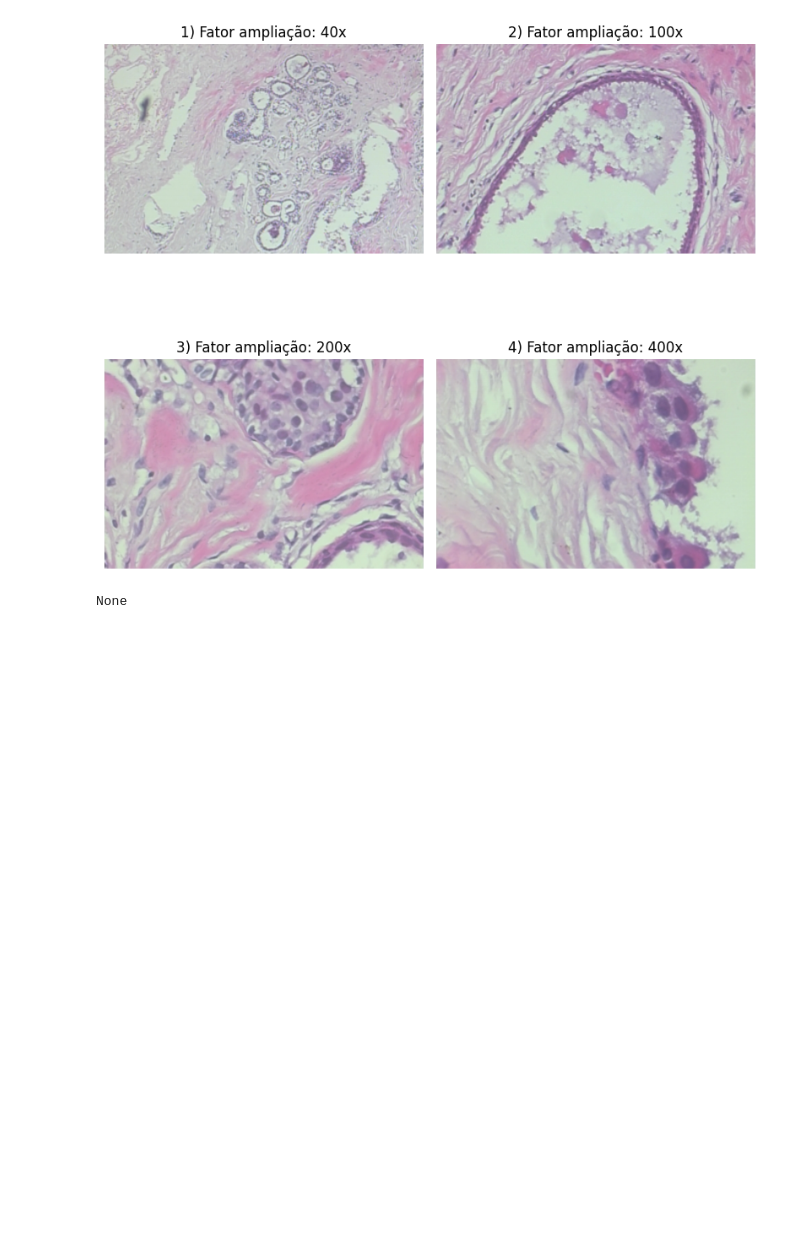
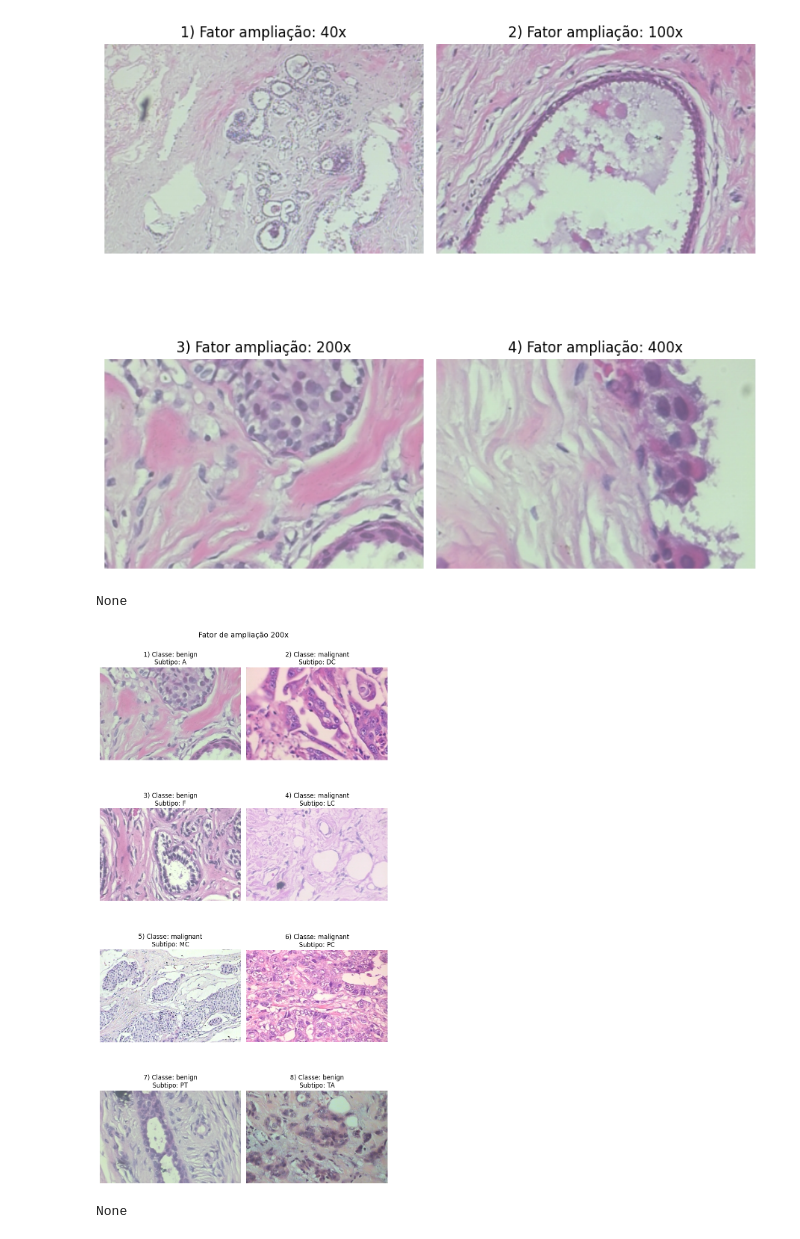
Before and after one commit to geazzy/inteligencia-computacional, a Jupyter notebook: ic-final-project.ipynb, the cells around one changed output. Drawn from its saved outputs; the diff is of its cells as text; code cells hidden in the pictures; blank space fills up the shorter version.

Commit message:
Kaggle Notebook | IC - Final project - 1 | Version 9

```diff
--- a/ic-final-project.ipynb
+++ b/ic-final-project.ipynb
@@ -300,3 +300,46 @@ display(plt.show())
 # %% [output]
 [figure]
 None
+# %%
+# Assuming df1 is your DataFrame
+df_x = df1[df1["mag"] == 200]
+grouped_df1 = df_x.groupby('tumor_type').first()## mesma imagem em fator de ampliação diferente.
+
+# Set the desired width and height
+image_width = 4
+image_height = 4
+
+# Number of images per row and column
+num_images_per_row = 2
+num_images_per_col = 4
+
+# Create a grid layout
+fig, axes = plt.subplots(num_images_per_col, num_images_per_row, figsize=(num_images_per_row * image_width, num_images_per_col * image_height))
+fig.subplots_adjust(hspace=0.5)  # Adjust the vertical space between subplots
+
+i=0
+for (index, row), ax in zip(grouped_df1.iterrows(), axes.flatten()):
+    i=i+1
+    img_path = "/kaggle/input/breakhis/BreaKHis_v1/" + row['path']
+
+    # Load and display the image
+    img = plt.imread(img_path)
+    ax.imshow(img)
+#     ax.set_title(f"\nArquivo: {row['filename']}\nClasse: {row['class']}\n Fator ampliação: {index}")
+    ax.set_title(f"{i}) Classe: {row['class']}\nSubtipo: {index}")
+    ax.axis('off')  # Turn off axis labels
+
+# Add a general title to the entire figure
+plt.suptitle("Fator de ampliação 200x", fontsize=14)
+
+# Adjust layout
+plt.tight_layout(rect=[0, 0.03, 1, 0.95])  # Include space for the suptitle
+
+# Adjust layout
+plt.tight_layout()
+
+# Display the plot
+display(plt.show())
+# %% [output]
+[figure, added]
+None
```
Also changed, not shown: parts of 1 cell of this notebook.
